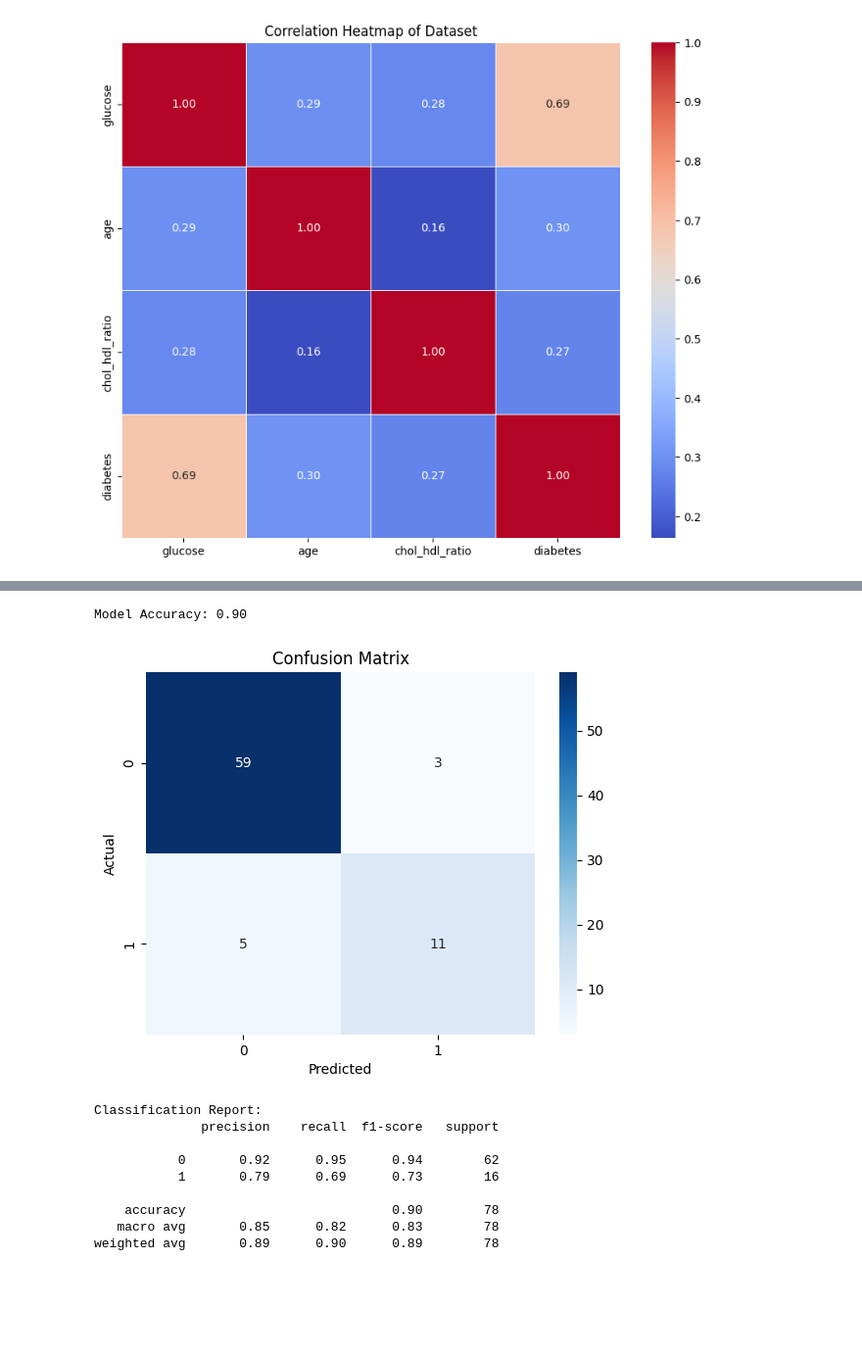
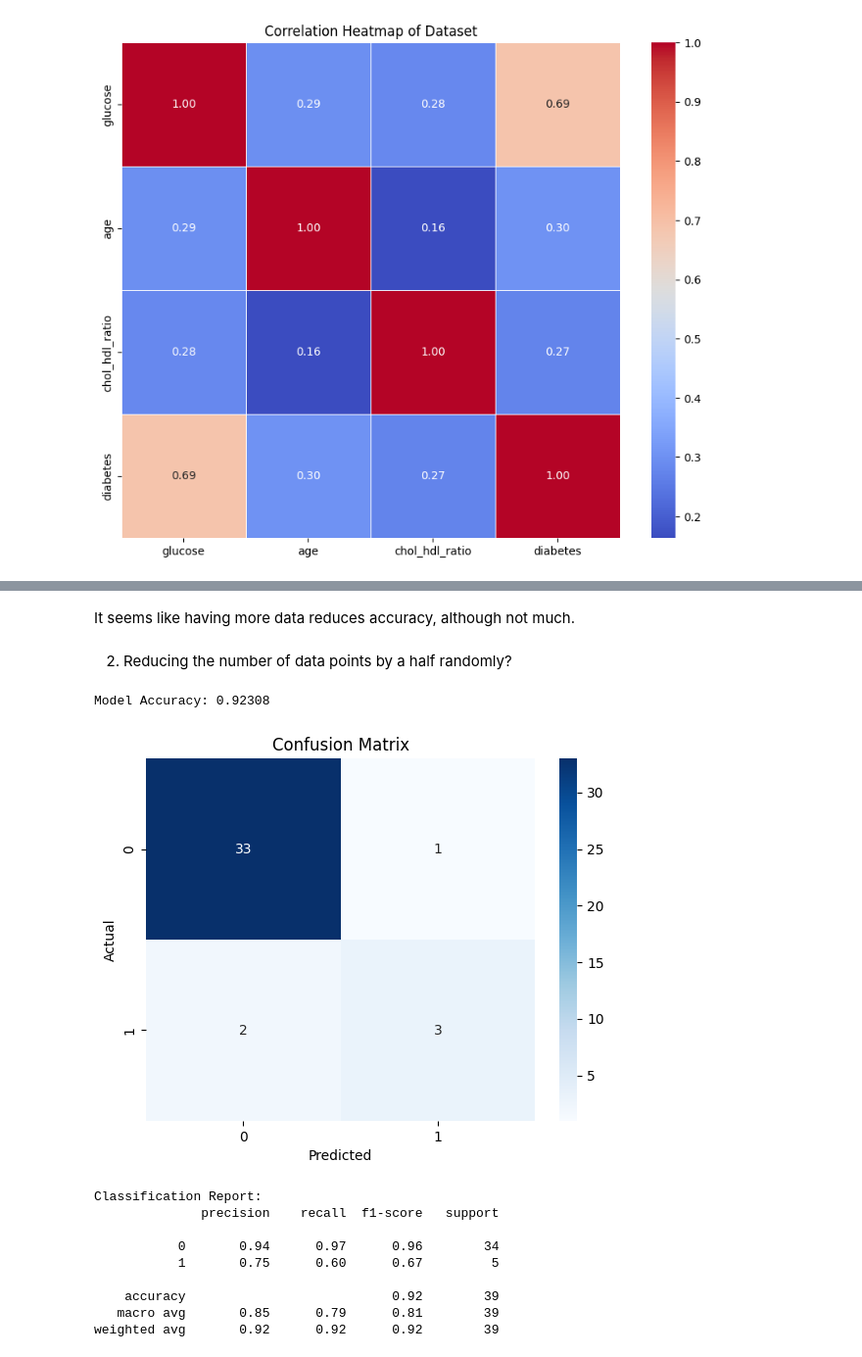
Before and after one commit to Hung-nd233960/ET4248E, a Jupyter notebook: Lab W07 - Logistics Regression/logistics_regression.ipynb, the cells around one changed output, grey strips where cells are left out. Shown at 98% size. Saved outputs shown, nothing was run; the diff lists cells and outputs as text; code cells hidden in the pictures; blank space fills up the shorter version.

```diff
--- a/Lab W07 - Logistics Regression/logistics_regression.ipynb
+++ b/Lab W07 - Logistics Regression/logistics_regression.ipynb
@@ -184,45 +302,51 @@ plt.show()
+# %% [markdown]
+It seems like having more data reduces accuracy, although not much.
+# %% [markdown]
+2. Reducing the number of data points by a half randomly?
+# %%
+df_half = df_filtered.sample(frac=0.5, random_state=42).reset_index(drop=True)
 # %%
 # Features (X) and target (y)
-X = df_filtered[["glucose", "age", "chol_hdl_ratio"]]
-y = df_filtered["diabetes"]
+X = df_half[["glucose", "age", "chol_hdl_ratio"]]
+y = df_half["diabetes"]
 
 # Split into training and testing sets (80% training, 20% testing)
 X_train, X_test, y_train, y_test = train_test_split(
     X, y, test_size=0.2, random_state=42
 )
 # Initialize the model
 model = LogisticRegression()
 
 # Train the model
 model.fit(X_train, y_train)
 
 # Predict the test set
 y_pred = model.predict(X_test)
 
 # Accuracy score
 accuracy = accuracy_score(y_test, y_pred)
-print(f"Model Accuracy: {accuracy:.2f}")
+print(f"Model Accuracy: {accuracy:.5f}")
 
 # Confusion Matrix
 cm = confusion_matrix(y_test, y_pred)
 sns.heatmap(cm, annot=True, cmap="Blues", fmt="d")
 plt.xlabel("Predicted")
 plt.ylabel("Actual")
 plt.title("Confusion Matrix")
 plt.show()
 
 # Classification Report
 print("Classification Report:")
 print(classification_report(y_test, y_pred))
 # %% [output]
-Model Accuracy: 0.90
+Model Accuracy: 0.92308
-[figure, old version]
+[figure, new version]
 Classification Report:
               precision    recall  f1-score   support
 
-           0       0.92      0.95      0.94        62
-           1       0.79      0.69      0.73        16
+           0       0.94      0.97      0.96        34
+           1       0.75      0.60      0.67         5
 
-    accuracy                           0.90        78
-   macro avg       0.85      0.82      0.83        78
-weighted avg       0.89      0.90      0.89        78
+    accuracy                           0.92        39
+   macro avg       0.85      0.79      0.81        39
+weighted avg       0.92      0.92      0.92        39
```
Also changed, not shown: parts of 14 cells of this notebook.
